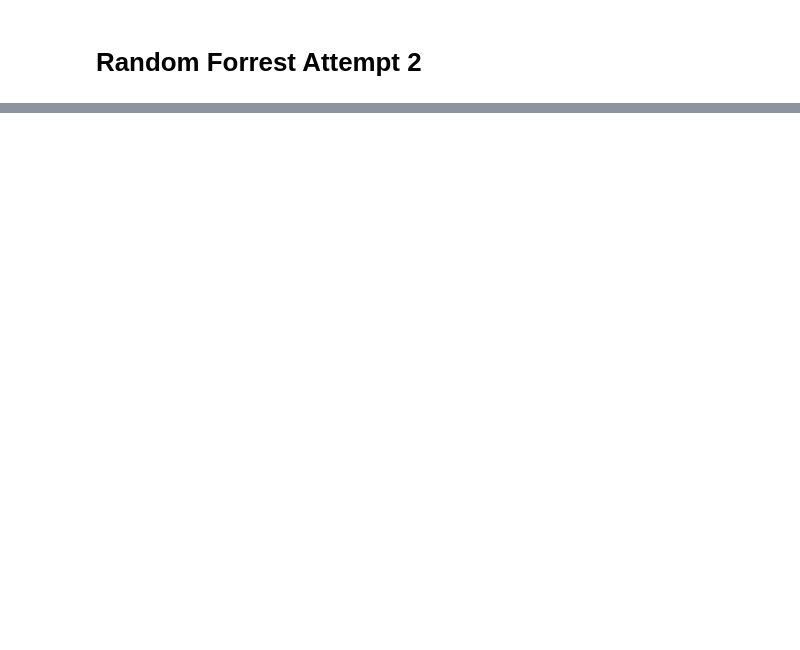
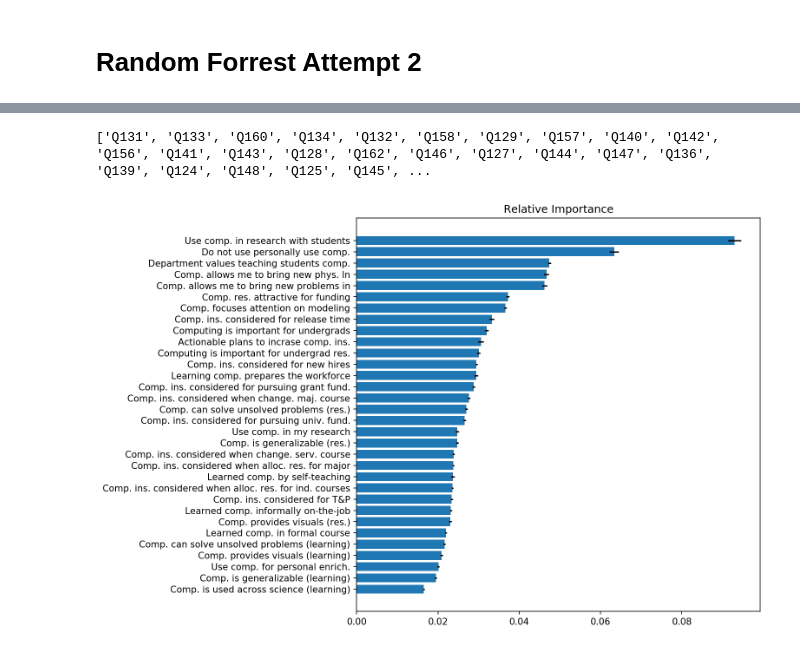
Before and after one commit to PERLMSU/Computational-Education-Data, a Jupyter notebook: Random Forest Attempt 2.ipynb, the cells around one changed output, grey strips where cells are left out. Saved outputs shown, nothing was run; the diff lists cells and outputs as text; code cells hidden in the pictures; blank space fills up the shorter version.

```diff
--- a/Random Forest Attempt 2.ipynb
+++ b/Random Forest Attempt 2.ipynb
@@ -493,0 +424,2 @@ Plot_Cumulative_Importance(Mean, Questions, (8,8))
+# %%
+Mean1, Confidence_Interval1, Importance_Measures1, Questions1 = Repeated_Random_Forest(300,.5,.95, ['Q124', 'Q125', 'Q126', 'Q127', 'Q128', 'Q129', 'Q130', 'Q131', 'Q132', 'Q133', 'Q134', 'Q135', 'Q136', 'Q137', 'Q138', 'Q139', 'Q140', 'Q141', 'Q142', 'Q143', 'Q144', 'Q145', 'Q146', 'Q147', 'Q148', 'Q156', 'Q157', 'Q158', 'Q160', 'Q162', 'Q163', 'Q164'], 'Q1', 0, 'NA')
@@ -493,0 +446,5 @@ Plot_Cumulative_Importance(Mean, Questions, (8,8))
+# %%
+Plot_Relative_Importance(Mean1, Confidence_Interval1, Questions1, (8,8))
+# %% [output]
+['Q131', 'Q133', 'Q160', 'Q134', 'Q132', 'Q158', 'Q129', 'Q157', 'Q140', 'Q142', 'Q156', 'Q141', 'Q143', 'Q128', 'Q162', 'Q146', 'Q127', 'Q144', 'Q147', 'Q136', 'Q139', 'Q124', 'Q148', 'Q125', 'Q145', ...
+[figure, added]
```
Also changed, not shown: parts of 27 cells of this notebook, 1 other file.
